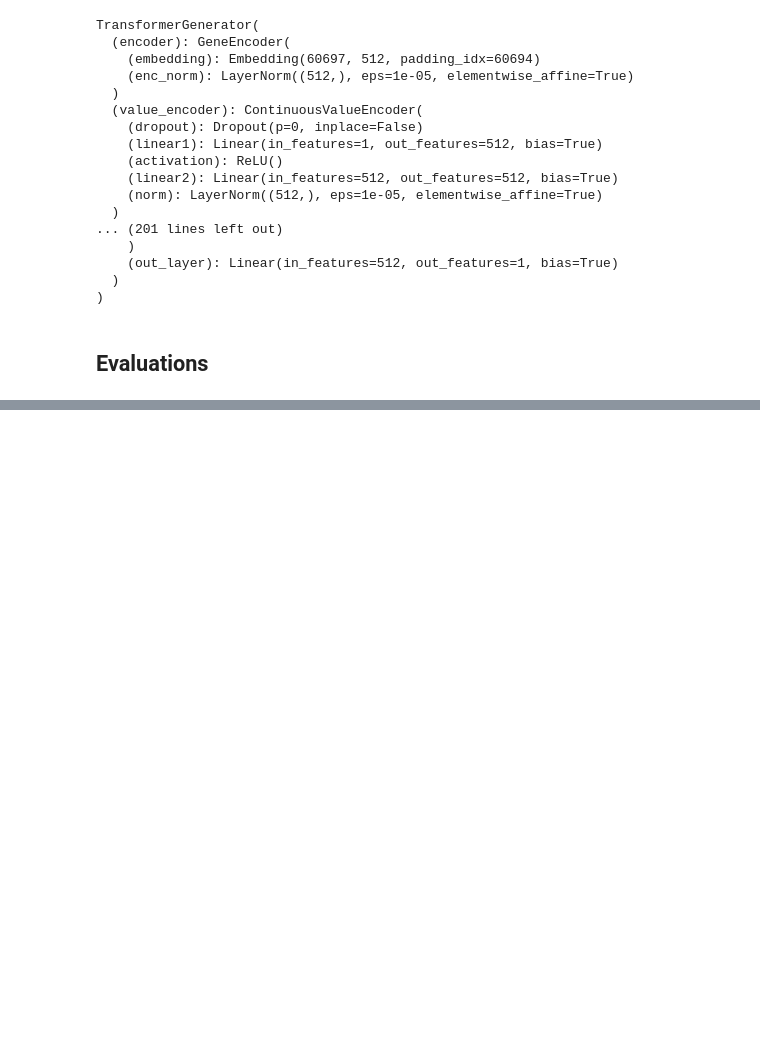
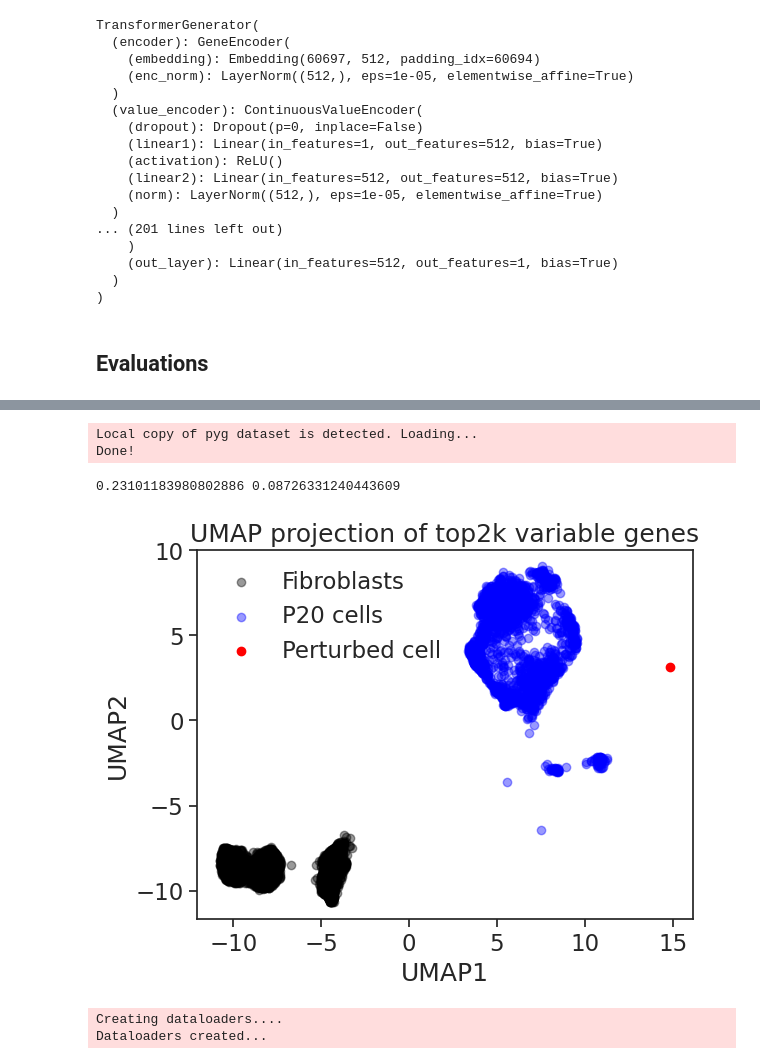
Before and after one commit to a93sokol/scGPT_reproduce, a Jupyter notebook: tutorials/Tutorial_Perturbation_Custom.ipynb, the cells around one changed output, grey strips where cells are left out. Saved outputs shown, nothing was run; the diff lists cells and outputs as text; code cells hidden in the pictures; blank space fills up the shorter version.

Commit message:
working perturb

```diff
--- a/tutorials/Tutorial_Perturbation_Custom.ipynb
+++ b/tutorials/Tutorial_Perturbation_Custom.ipynb
@@ -592,0 +515,55 @@ TypeError: 'NoneType' object is not subscriptable
+# %%
+pert_data.load(data_path = '../data/fibroblast')
+adata_t = pert_data.adata.copy()
+sc.pp.highly_variable_genes(adata_t, n_top_genes=2000)
+single_cell = predicted['SOX2_KLF4_MYC_POU5F1']
+single_cell = single_cell[adata_t.var.highly_variable.values.squeeze()]
+# %% [output]
+Local copy of pyg dataset is detected. Loading...
+Done!
+# %%
+adata_t = adata_t[:, adata_t.var.highly_variable].copy()
+# %%
+import matplotlib.pyplot as plt
+from sklearn.preprocessing import StandardScaler
+import umap
+
+# Train UMAP model on the top 500 variable genes
+umap_model = umap.UMAP(n_neighbors=15, random_state=42)
+adata_t.obsm['X_umap'] = umap_model.fit_transform(adata_t.X)
+# %%
+# Generate a random single cell with the same genes for demonstration purposes
+
+print(abs((adata_t[adata_t.obs.condition=='ctrl'].X - single_cell)).mean(), abs((adata_t[adata_t.obs.condition!='ctrl'].X - single_cell)).mean())
+# Apply the trained UMAP to the single cell
+single_cell_umap = umap_model.transform(single_cell.reshape(1,-1))
+# %% [output]
+0.23101183980802886 0.08726331240443609
+# %%
+color = adata.obs.condition.astype(str)
+color[color=='ctrl'] = 'black'
+color[color!='black'] = 'blue'
+# Plot the initial cells with the last one in a different color
+plt.scatter(adata.obsm['X_umap'][color=='black', 0], adata.obsm['X_umap'][color=='black', 1], c='black', label='Fibroblasts', alpha=0.4)
+plt.scatter(adata.obsm['X_umap'][color!='black', 0], adata.obsm['X_umap'][color!='black', 1], c='blue', label='P20 cells', alpha=0.4)
+plt.scatter(single_cell_umap[:, 0], single_cell_umap[:, 1], c='red', label='Perturbed cell')
+plt.legend(facecolor='black', framealpha=0,)
+
+plt.xlabel('UMAP1')
+plt.ylabel('UMAP2')
+plt.title('UMAP projection of top2k variable genes')
+plt.savefig('../umap_pert_2kgenes.pdf', bbox_inches='tight')
+plt.show()
+# %% [output]
+[figure, added]
+# %%
+test_loader = pert_data.get_dataloader(batch_size=batch_size, test_batch_size=eval_batch_size,)['test_loader']
+test_res = eval_perturb(test_loader, best_model, device)
+# test_metrics, test_pert_res = compute_metrics(test_res)
+test_metrics = compute_perturbation_metrics(
+    test_res, pert_data.adata[pert_data.adata.obs["condition"] == "ctrl"]
+)
+print(test_metrics)
+# %% [output]
+Creating dataloaders....
+Dataloaders created...
```
Also changed, not shown: parts of 18 cells of this notebook.
